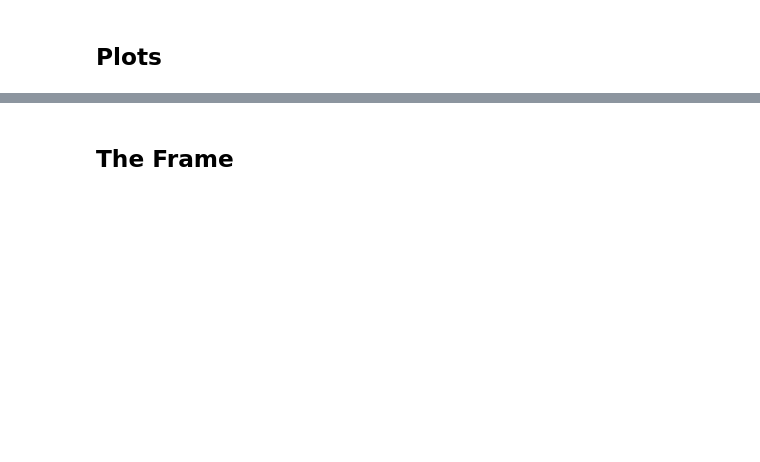
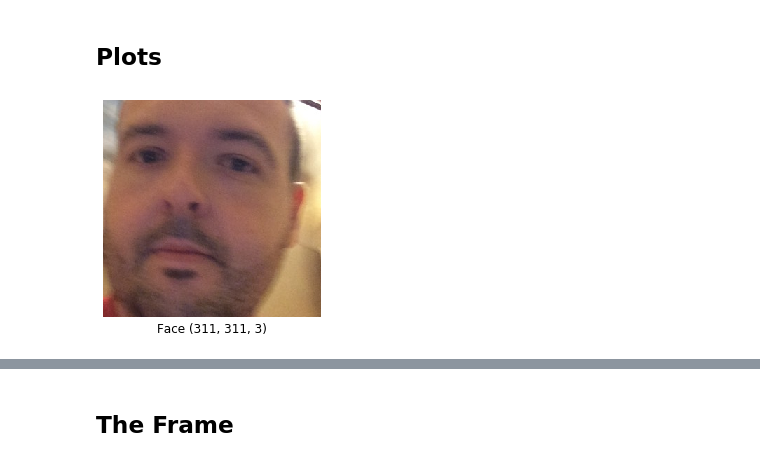
Before and after one commit to shrnkm/ETE, a Jupyter notebook: Data/data_reader_sample.ipynb, the cells around one changed output, grey strips where cells are left out. Cells and saved outputs as stored; diff of their text form; code cells hidden in the pictures; blank space fills up the shorter version.

```diff
--- a/Data/data_reader_sample.ipynb
+++ b/Data/data_reader_sample.ipynb
@@ -63,3 +102,54 @@ plt.imshow(img);
 # %% [markdown]
 ## Plots
+# %%
+# first we have to check to make sure the stupid face bounding box
+# didn't fall out of the frame
+# X,Y is the coordinate of the top-left corner of the bounding box,
+# so four offisde cases are possible:
+
+# 1. X is negative
+if round(face['X'][idx]) < 0:
+    # so we fill the shortage by replicating the edge
+    img = cv2.copyMakeBorder(img, 0, 0, np.abs(round(face['X'][idx])), 0, cv2.BORDER_REPLICATE)
+    # and reset the X value regarding the new frame
+    face['X'][idx] = 0
+    print('Negative X\n')
+
+# 2. Y is negative
+if round(face['Y'][idx]) < 0:
+    # so we fill the shortage by replicating the edge
+    img = cv2.copyMakeBorder(img, np.abs(round(face['Y'][idx])), 0, 0, 0, cv2.BORDER_REPLICATE)
+    # and reset the Y value regarding the new frame
+    face['Y'][idx] = 0
+    print('Negative Y\n')
+
+# 3. X+W is larger than the frame width
+if round(face['X'][idx])+round(face['W'][idx]) > img.shape[1]:
+    # so we fill the shortage (diff) by replicating the edge
+    diff = np.abs(img.shape[1]-(round(face['X'][idx])+round(face['W'][idx])))
+    img = cv2.copyMakeBorder(img, 0, 0, 0, diff, cv2.BORDER_REPLICATE)
+    print('Face box out of the right border\n')
+
+# 4. Y+H is larger than the frame height
+if round(face['Y'][idx])+round(face['H'][idx]) > img.shape[0]:
+    # so we fill the shortage (diff) by replicating the edge
+    diff = np.abs(img.shape[0]-(round(face['Y'][idx])+round(face['H'][idx])))
+    img = cv2.copyMakeBorder(img, 0, diff, 0, 0, 0, cv2.BORDER_REPLICATE)
+    print('Face box out of the lower border\n')
+
+
+# read the position of the top-left corner of the bounding box of the face (X,Y)
+# and the its height (H) and width (W), and plot the face patch
+crop = img[round(face['Y'][idx]):round(face['Y'][idx])+round(face['H'][idx]),
+           round(face['X'][idx]):round(face['X'][idx])+round(face['W'][idx])]
+
+# print out the face patch dimensions
+txt = 'Face ' + str(crop.shape)
+
+# plot the face patch
+plt.axis('off')
+plt.title(txt, y=-.1)
+plt.imshow(crop);
+# %% [output]
+[figure, added]
 # %%
```
Also changed, not shown: parts of 11 cells of this notebook, 4 other files.
